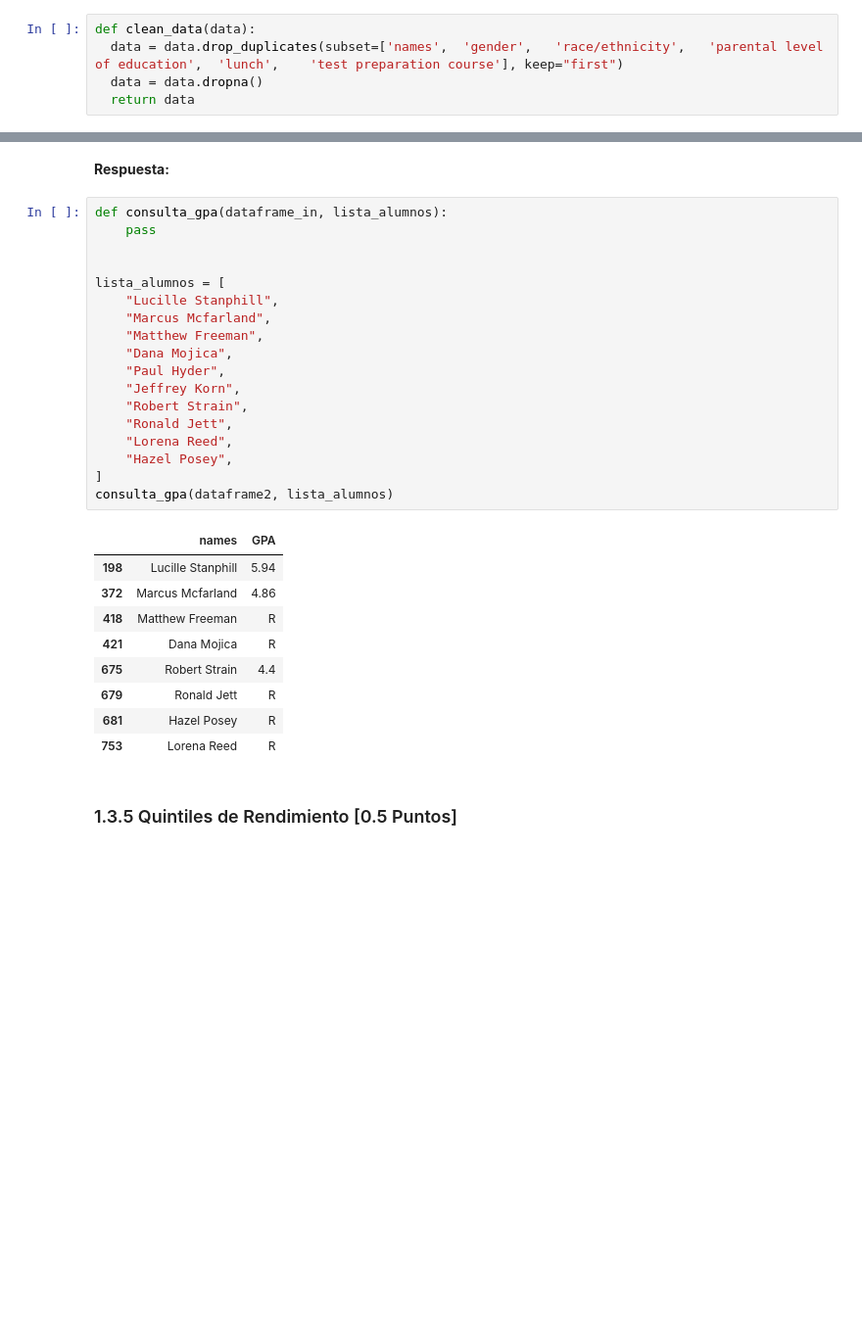
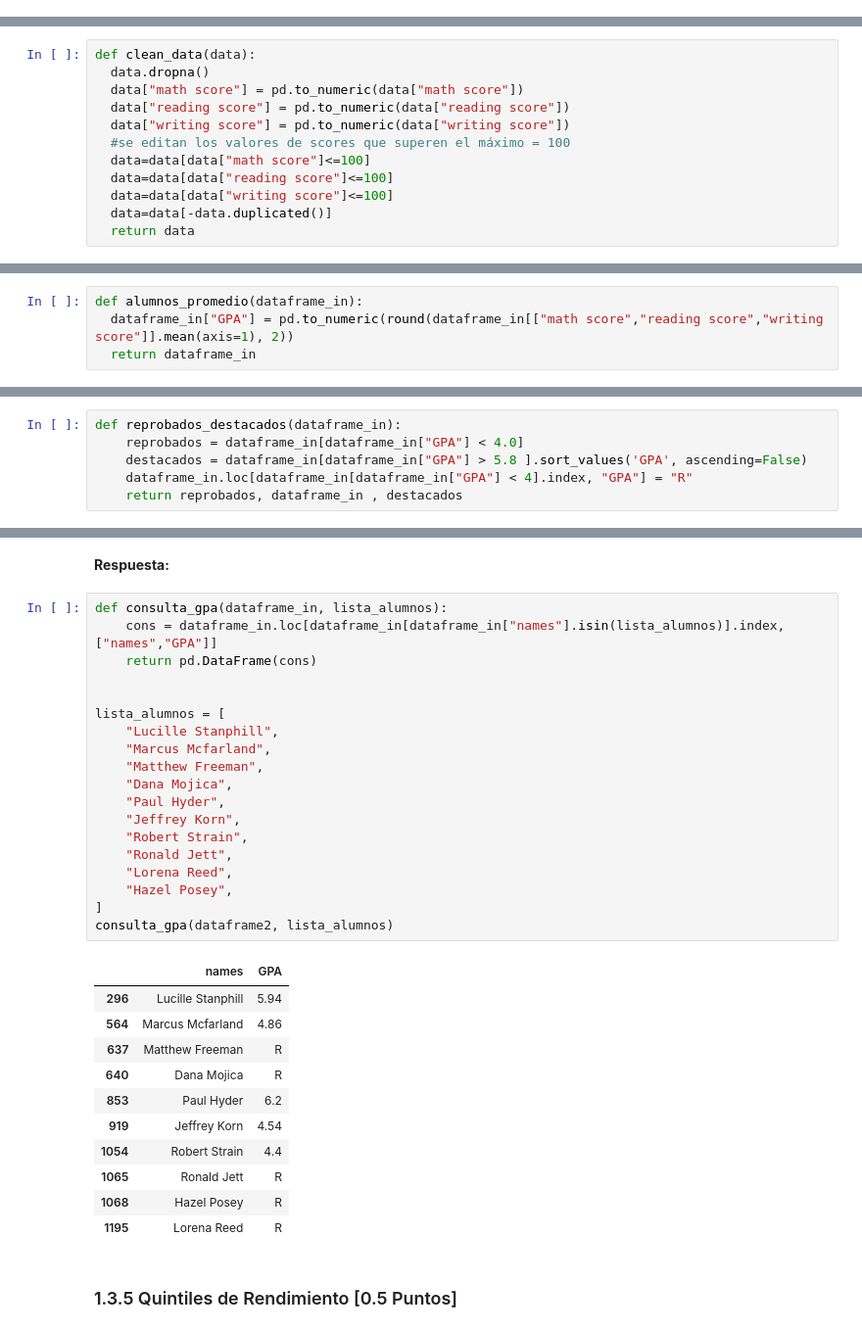
Before and after one commit to cpulgarf/Laboratorios, a Jupyter notebook: Laboratorio3.ipynb, the cells around one changed output, grey strips where cells are left out. Shown at 98% size. Saved outputs shown, nothing was run; the diff lists cells and outputs as text; blank space fills up the shorter version.

````diff
--- a/Laboratorio3.ipynb
+++ b/Laboratorio3.ipynb
@@ -327,8 +373,3 @@ En base a lo realizado anteriormente, realice una limpieza de los dataset. Asuma
 Puede ser útil los métodos ```.drop_duplicates()``` y ```.dropna()``` como también utilizar queries con máscaras booleanas.
 # %% [markdown]
 **Respuesta:**
-# %%
-def clean_data(data):
-  data = data.drop_duplicates(subset=['names', 	'gender', 	'race/ethnicity', 	'parental level of education', 	'lunch', 	'test preparation course'], keep="first")
-  data = data.dropna()
-  return data
@@ -443,3 +376,15 @@ df_grades[df_grades["names"]== "Elizabeth Quintero"]
+# %%
+def clean_data(data):
+  data.dropna()
+  data["math score"] = pd.to_numeric(data["math score"])
+  data["reading score"] = pd.to_numeric(data["reading score"])
+  data["writing score"] = pd.to_numeric(data["writing score"])
+  #se editan los valores de scores que superen el máximo = 100
+  data=data[data["math score"]<=100]
+  data=data[data["reading score"]<=100]
+  data=data[data["writing score"]<=100]
+  data=data[-data.duplicated()]
+  return data
 # %%
 df_grades = clean_data(df_grades)
 df_grades
@@ -503,3 +522,7 @@ def alumnos_promedio(dataframe_in):
+# %%
+def alumnos_promedio(dataframe_in):
+  dataframe_in["GPA"] = pd.to_numeric(round(dataframe_in[["math score","reading score","writing score"]].mean(axis=1), 2))
+  return dataframe_in
 # %% [markdown]
 **Respuesta Esperada:**
 # %%
@@ -534,0 +555,6 @@ def reprobados_destacados(dataframe_in):
+# %%
+def reprobados_destacados(dataframe_in):
+    reprobados = dataframe_in[dataframe_in["GPA"] < 4.0]
+    destacados = dataframe_in[dataframe_in["GPA"] > 5.8 ].sort_values('GPA', ascending=False)
+    dataframe_in.loc[dataframe_in[dataframe_in["GPA"] < 4].index, "GPA"] = "R"
+    return reprobados, dataframe_in , destacados
@@ -602,32 +677,35 @@ Creada la función busque el promedio general de los siguientes alumnos en el se
 **Respuesta:**
 # %%
 def consulta_gpa(dataframe_in, lista_alumnos):
-    pass
+    cons = dataframe_in.loc[dataframe_in[dataframe_in["names"].isin(lista_alumnos)].index, ["names","GPA"]]
+    return pd.DataFrame(cons)
 
 
 lista_alumnos = [
     "Lucille Stanphill",
     "Marcus Mcfarland",
     "Matthew Freeman",
     "Dana Mojica",
     "Paul Hyder",
     "Jeffrey Korn",
     "Robert Strain",
     "Ronald Jett",
     "Lorena Reed",
     "Hazel Posey",
 ]
 consulta_gpa(dataframe2, lista_alumnos)
 # %% [output]
 |  | names | GPA |
-| 198 | Lucille Stanphill | 5.94 |
-| 372 | Marcus Mcfarland | 4.86 |
-| 418 | Matthew Freeman | R |
-| 421 | Dana Mojica | R |
-| 675 | Robert Strain | 4.4 |
-| 679 | Ronald Jett | R |
-| 681 | Hazel Posey | R |
-| 753 | Lorena Reed | R |
+| 296 | Lucille Stanphill | 5.94 |
+| 564 | Marcus Mcfarland | 4.86 |
+| 637 | Matthew Freeman | R |
+| 640 | Dana Mojica | R |
+| 853 | Paul Hyder | 6.2 |
+| 919 | Jeffrey Korn | 4.54 |
+| 1054 | Robert Strain | 4.4 |
+| 1065 | Ronald Jett | R |
+| 1068 | Hazel Posey | R |
+| 1195 | Lorena Reed | R |
 # %% [markdown]
 ### 1.3.5 Quintiles de Rendimiento [0.5 Puntos]
 # %% [markdown]
````
Also changed, not shown: parts of 21 cells of this notebook.
